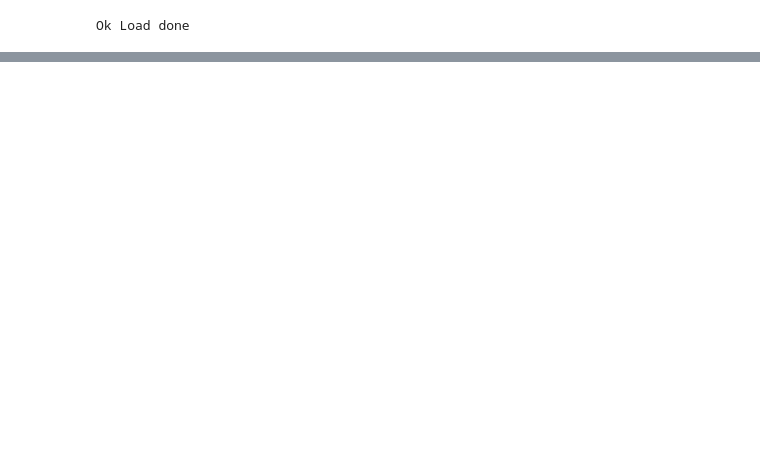
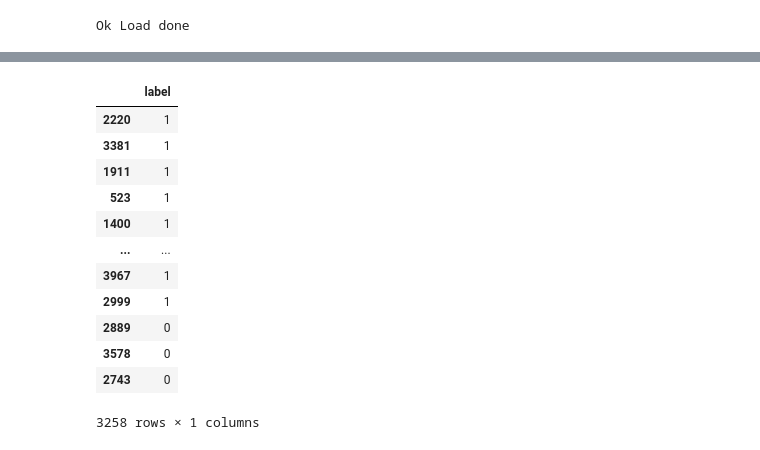
Before and after one commit to ngoc2502/Face-Mask-Detection, a Jupyter notebook: FaceMask.ipynb, the cells around one changed output, grey strips where cells are left out. Saved outputs shown, nothing was run; the diff lists cells and outputs as text; code cells hidden in the pictures; blank space fills up the shorter version.

```diff
--- a/FaceMask.ipynb
+++ b/FaceMask.ipynb
@@ -128,0 +238,16 @@ Build model BASIC CNN Model
+# %%
+train_Y
+# %% [output]
+|  | label |
+| 2220 | 1 |
+| 3381 | 1 |
+| 1911 | 1 |
+| 523 | 1 |
+| 1400 | 1 |
+| ... | ... |
+| 3967 | 1 |
+| 2999 | 1 |
+| 2889 | 0 |
+| 3578 | 0 |
+| 2743 | 0 |
+3258 rows × 1 columns
```
Also changed, not shown: parts of 31 cells of this notebook, 7 other files.
